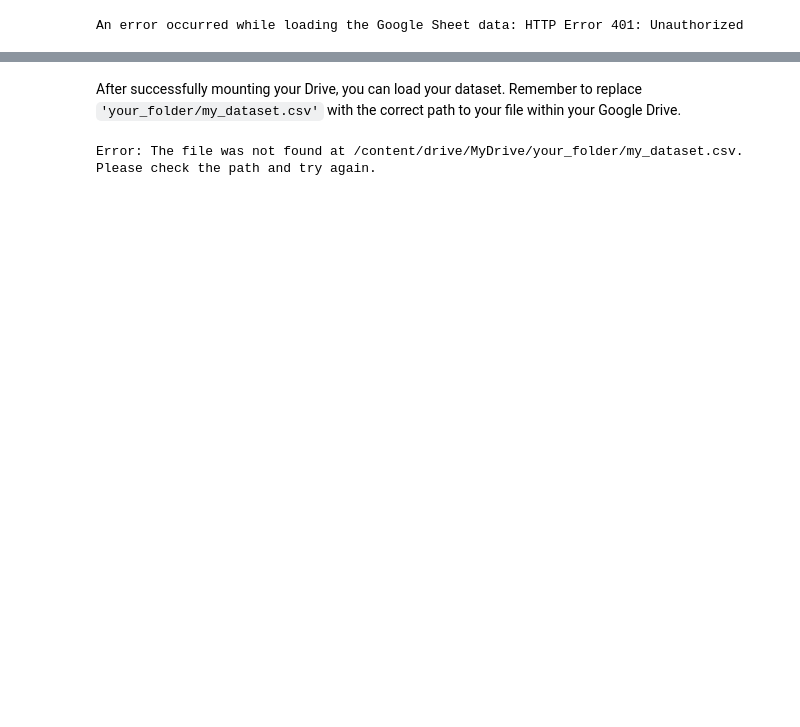
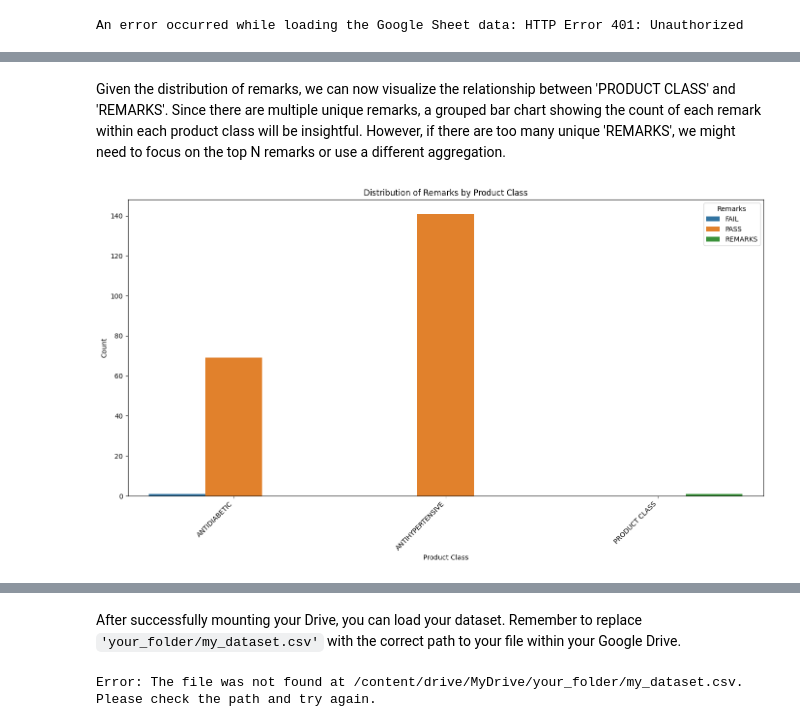
Before and after one commit to YodahJ/Fake-drug-checker, a Jupyter notebook: copy_of_welcome_to_colab.ipynb, the cells around one changed output, grey strips where cells are left out. Saved outputs shown, nothing was run; the diff lists cells and outputs as text; code cells hidden in the pictures; blank space fills up the shorter version.

```diff
--- a/copy_of_welcome_to_colab.ipynb
+++ b/copy_of_welcome_to_colab.ipynb
@@ -71,0 +321,13 @@ except Exception as e:
+# %%
+print(f"Shape of DataFrame before dropping rows with any nulls: {df_gspread_cleaned.shape}")
+
+# Drop rows that contain any null values
+df_gspread_cleaned = df_gspread_cleaned.dropna(how='any')
+
+print(f"Shape of DataFrame after dropping rows with any nulls: {df_gspread_cleaned.shape}")
+
+print('\nDataFrame Info after dropping rows:')
+df_gspread_cleaned.info()
+
+print('\nFirst 5 rows after dropping all nulls:')
+display(df_gspread_cleaned.head())
@@ -71,0 +572,33 @@ except Exception as e:
+# %% [markdown]
+Given the distribution of remarks, we can now visualize the relationship between 'PRODUCT CLASS' and 'REMARKS'. Since there are multiple unique remarks, a grouped bar chart showing the count of each remark within each product class will be insightful. However, if there are too many unique 'REMARKS', we might need to focus on the top N remarks or use a different aggregation.
+# %%
+import matplotlib.pyplot as plt
+import seaborn as sns
+
+# Create a cross-tabulation to count occurrences of each remark per product class
+remark_product_class_counts = df_gspread_cleaned.groupby(['PRODUCT CLASS', 'REMARKS']).size().unstack(fill_value=0)
+
+# For better visualization, we might want to plot the top N remarks if there are too many unique remarks.
+# For now, let's consider a melt operation to prepare for a grouped bar chart.
+# If remark_product_class_counts has too many columns, this might be unreadable.
+
+# Let's pivot the table for easier plotting if 'REMARKS' has few unique values, or stack if many.
+# For demonstration, we'll melt and plot if the number of unique remarks is manageable.
+
+if remark_product_class_counts.shape[1] <= 10: # Heuristic: if <= 10 unique remarks, plot directly
+    df_plot = remark_product_class_counts.reset_index().melt(id_vars='PRODUCT CLASS', var_name='Remark', value_name='Count')
+    plt.figure(figsize=(14, 8))
+    sns.barplot(x='PRODUCT CLASS', y='Count', hue='Remark', data=df_plot)
+    plt.title('Distribution of Remarks by Product Class')
+    plt.xlabel('Product Class')
+    plt.ylabel('Count')
+    plt.xticks(rotation=45, ha='right')
+    plt.legend(title='Remarks')
+    plt.tight_layout()
+    plt.show()
+else:
+    print("There are too many unique 'REMARKS' to display effectively in a single grouped bar chart.")
+    print("Consider focusing on the top N remarks or analyzing the cross-tabulation directly.")
+    display(remark_product_class_counts)
+# %% [output]
+[figure, added]
```
Also changed, not shown: parts of 63 cells of this notebook.
